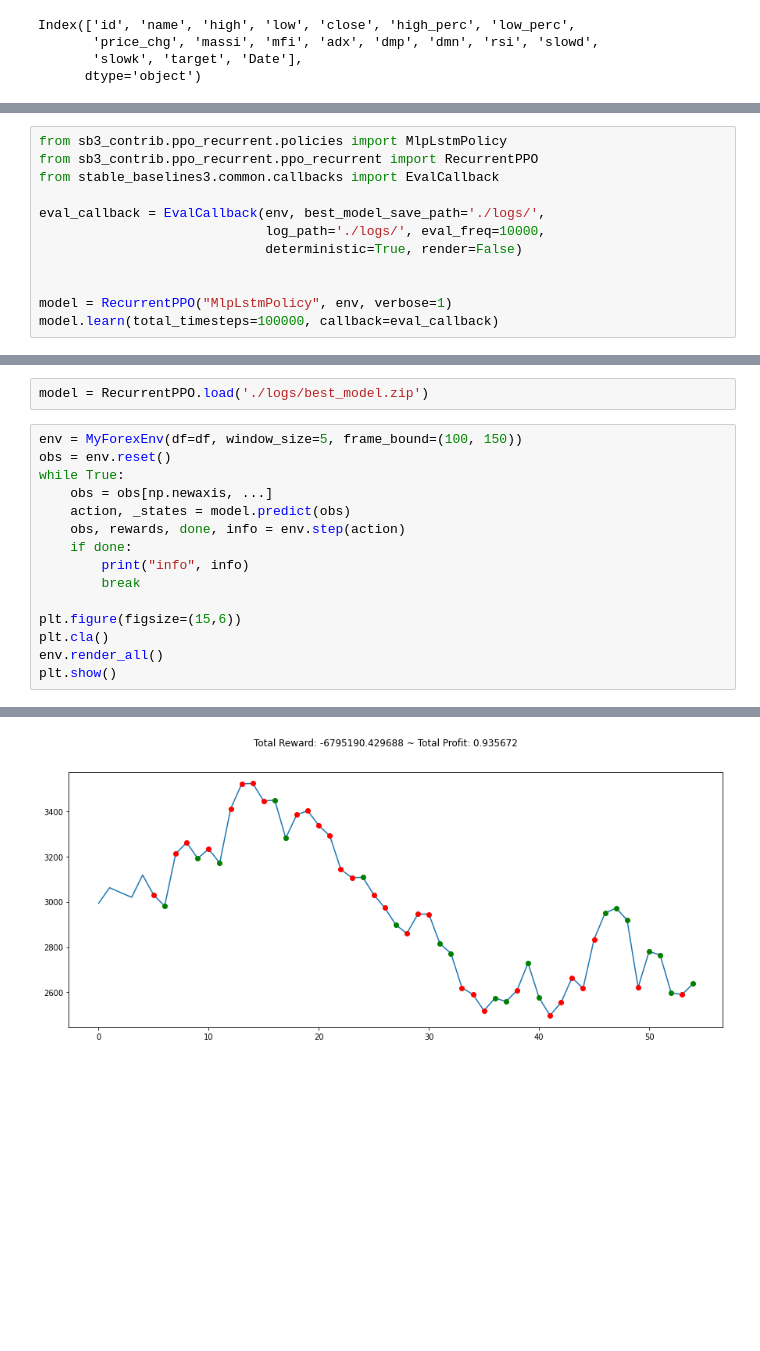
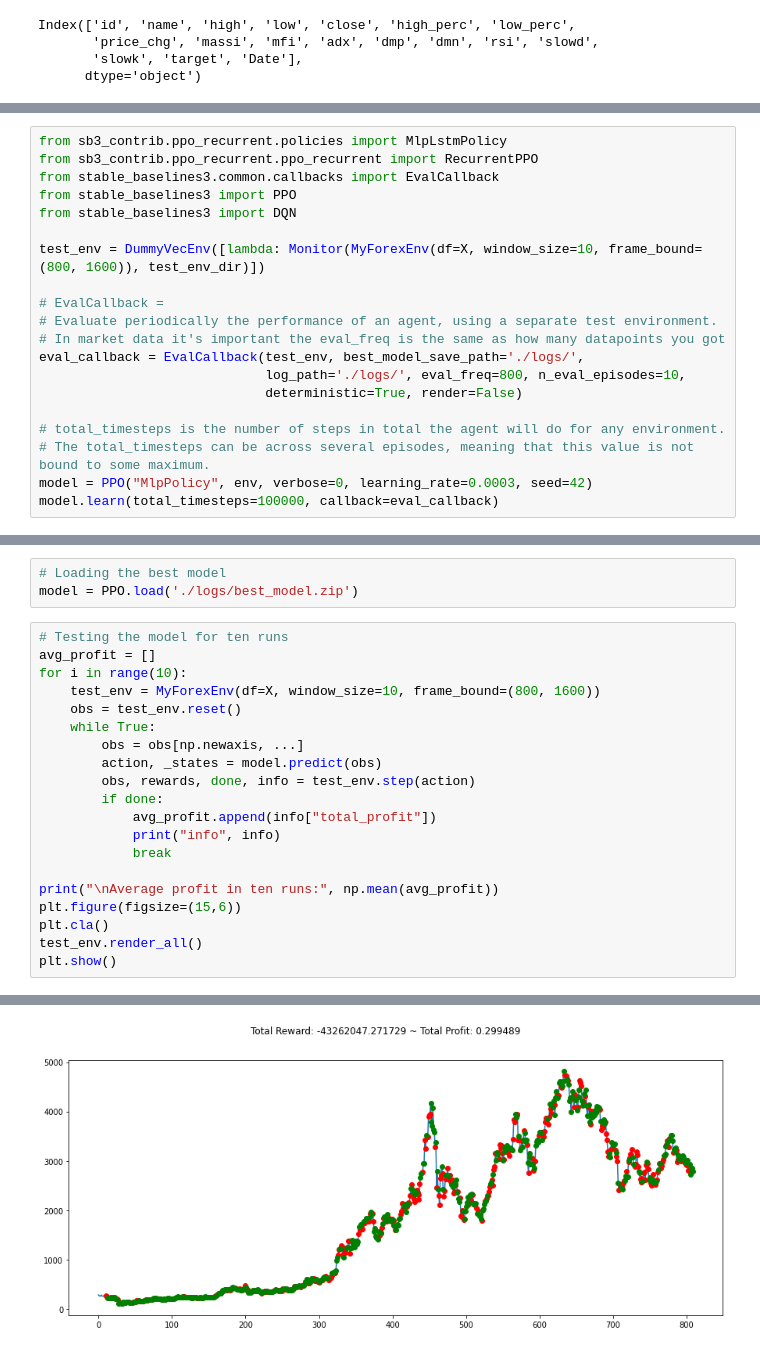
Before and after one commit to Olwar/eth-reinforcement, a Jupyter notebook: eth_reinforcement.ipynb, the cells around one changed output, grey strips where cells are left out. Saved outputs shown, nothing was run; the diff lists cells and outputs as text; blank space fills up the shorter version.

```diff
--- a/eth_reinforcement.ipynb
+++ b/eth_reinforcement.ipynb
@@ -185,11 +222,19 @@ dtype: object
 from sb3_contrib.ppo_recurrent.policies import MlpLstmPolicy
 from sb3_contrib.ppo_recurrent.ppo_recurrent import RecurrentPPO
 from stable_baselines3.common.callbacks import EvalCallback
+from stable_baselines3 import PPO
+from stable_baselines3 import DQN
 
-eval_callback = EvalCallback(env, best_model_save_path='./logs/',
-                             log_path='./logs/', eval_freq=10000,
+test_env = DummyVecEnv([lambda: Monitor(MyForexEnv(df=X, window_size=10, frame_bound=(800, 1600)), test_env_dir)])
+
+# EvalCallback =
+# Evaluate periodically the performance of an agent, using a separate test environment.
+# In market data it's important the eval_freq is the same as how many datapoints you got
+eval_callback = EvalCallback(test_env, best_model_save_path='./logs/',
+                             log_path='./logs/', eval_freq=800, n_eval_episodes=10,
                              deterministic=True, render=False)
 
-
-model = RecurrentPPO("MlpLstmPolicy", env, verbose=1)
+# total_timesteps is the number of steps in total the agent will do for any environment.
+# The total_timesteps can be across several episodes, meaning that this value is not bound to some maximum.
+model = PPO("MlpPolicy", env, verbose=0, learning_rate=0.0003, seed=42)
 model.learn(total_timesteps=100000, callback=eval_callback)
@@ -215,18 +287,24 @@ KeyboardInterrupt:
 # %%
-model = RecurrentPPO.load('./logs/best_model.zip')
+# Loading the best model
+model = PPO.load('./logs/best_model.zip')
 # %%
-env = MyForexEnv(df=df, window_size=5, frame_bound=(100, 150))
-obs = env.reset()
-while True:
-    obs = obs[np.newaxis, ...]
-    action, _states = model.predict(obs)
-    obs, rewards, done, info = env.step(action)
-    if done:
-        print("info", info)
-        break
+# Testing the model for ten runs
+avg_profit = []
+for i in range(10):
+    test_env = MyForexEnv(df=X, window_size=10, frame_bound=(800, 1600))
+    obs = test_env.reset()
+    while True:
+        obs = obs[np.newaxis, ...]
+        action, _states = model.predict(obs)
+        obs, rewards, done, info = test_env.step(action)
+        if done:
+            avg_profit.append(info["total_profit"])
+            print("info", info)
+            break
 
+print("\nAverage profit in ten runs:", np.mean(avg_profit))
 plt.figure(figsize=(15,6))
 plt.cla()
-env.render_all()
+test_env.render_all()
 plt.show()
 # %% [output]
@@ -234 +323 @@ info {'total_reward': -6795190.4296875, 'total_profit': 0.9356719677104642, 'pos
-[figure, old version]
+[figure, new version]
```
Also changed, not shown: parts of 19 cells of this notebook.
